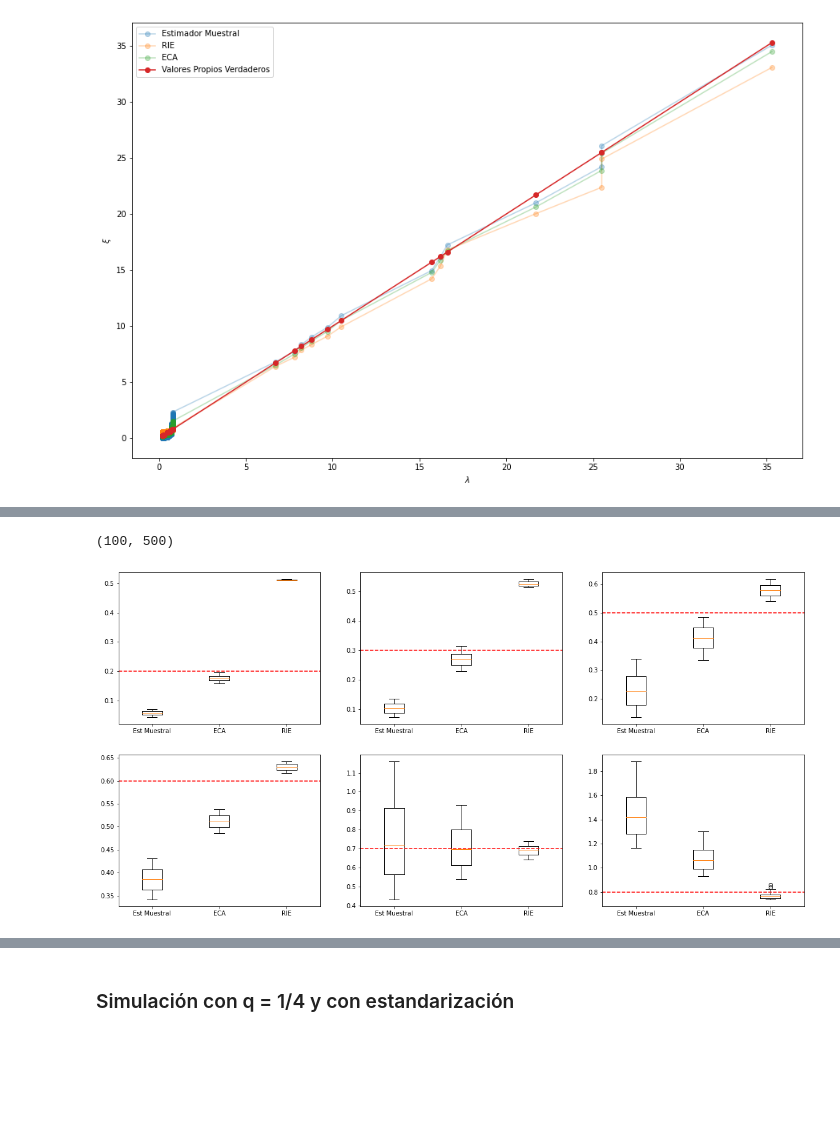
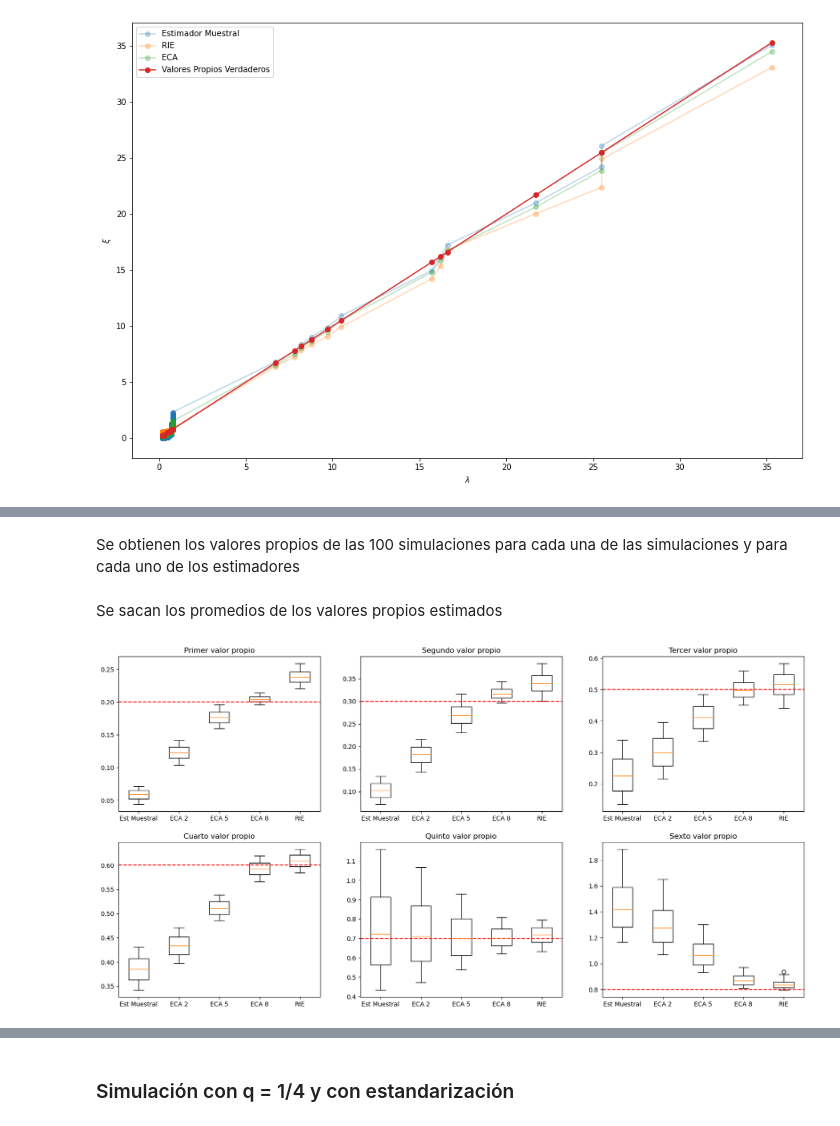
Before and after one commit to jduarte00/tesis, a Jupyter notebook: simulaciones.ipynb, the cells around one changed output, grey strips where cells are left out. Drawn from its saved outputs; the diff is of its cells as text; code cells hidden in the pictures; blank space fills up the shorter version.

```diff
--- a/simulaciones.ipynb
+++ b/simulaciones.ipynb
@@ -399,5 +399,5 @@ corr_matrix =  make_corr_matrix([70, 50, 20, 35, 25, 40, 50, 50 , 20, 40, 50, 30
 num_obs = 1000
 num_simul = 100
 # %%
-eigen_true = np.linalg.eigvalsh(corr_matrix)
+eigen_true = np.linalg.eigvalsh(corr_matrix).round(5)
 eigen_true.sort()
@@ -462,40 +530,53 @@ print(np.std(frob_eca))
+# %% [markdown]
+Se obtienen los valores propios de las 100 simulaciones para cada una de las simulaciones y para cada uno de los estimadores
 # %%
 vals_propios_muestral = np.array(vals_propios_muestral)
 vals_propios_rie = np.array(vals_propios_rie)
-vals_propios_eca = np.array(vals_propios_eca)
-vals_propios_muestral.shape
+vals_propios_eca_2 = np.array(vals_propios_eca_2)
+vals_propios_eca_5 = np.array(vals_propios_eca_5)
+vals_propios_eca_8 = np.array(vals_propios_eca_8)
-# %% [output]
-(100, 500)
+# %% [markdown]
+Se sacan los promedios de los valores propios estimados
 # %%
 means_vals_propios_muestral = vals_propios_muestral.mean(axis = 0)
 means_vals_propios_rie = vals_propios_rie.mean(axis = 0)
-means_vals_propios_eca = vals_propios_eca.mean(axis = 0)
+means_vals_propios_eca_2 = vals_propios_eca_2.mean(axis = 0)
+means_vals_propios_eca_5 = vals_propios_eca_5.mean(axis = 0)
+means_vals_propios_eca_8 = vals_propios_eca_8.mean(axis = 0)
 means_vals_propios_muestral.sort()
 means_vals_propios_rie.sort()
-means_vals_propios_eca.sort()
+means_vals_propios_eca_2.sort()
+means_vals_propios_eca_5.sort()
+means_vals_propios_eca_8.sort()
 # %%
-data2 = [means_vals_propios_muestral[eigen_true.round(2) == 0.2], means_vals_propios_eca[eigen_true.round(2) == 0.2], means_vals_propios_rie[eigen_true.round(2) == 0.2]]
-data3 = [means_vals_propios_muestral[eigen_true.round(2) == 0.3], means_vals_propios_eca[eigen_true.round(2) == 0.3], means_vals_propios_rie[eigen_true.round(2) == 0.3]]
-data5 = [means_vals_propios_muestral[eigen_true.round(2) == 0.5], means_vals_propios_eca[eigen_true.round(2) == 0.5], means_vals_propios_rie[eigen_true.round(2) == 0.5]]
-data6 = [means_vals_propios_muestral[eigen_true.round(2) == 0.6], means_vals_propios_eca[eigen_true.round(2) == 0.6], means_vals_propios_rie[eigen_true.round(2) == 0.6]]
-data7 = [means_vals_propios_muestral[eigen_true.round(2) == 0.7], means_vals_propios_eca[eigen_true.round(2) == 0.7], means_vals_propios_rie[eigen_true.round(2) == 0.7]]
-data8 = [means_vals_propios_muestral[eigen_true.round(2) == 0.8], means_vals_propios_eca[eigen_true.round(2) == 0.8], means_vals_propios_rie[eigen_true.round(2) == 0.8]]
+data2 = [means_vals_propios_muestral[eigen_true.round(2) == 0.2], means_vals_propios_eca_2[eigen_true.round(2) == 0.2], means_vals_propios_eca_5[eigen_true.round(2) == 0.2], means_vals_propios_eca_8[eigen_true.round(2) == 0.2], means_vals_propios_rie[eigen_true.round(2) == 0.2]]
+data3 = [means_vals_propios_muestral[eigen_true.round(2) == 0.3], means_vals_propios_eca_2[eigen_true.round(2) == 0.3], means_vals_propios_eca_5[eigen_true.round(2) == 0.3], means_vals_propios_eca_8[eigen_true.round(2) == 0.3], means_vals_propios_rie[eigen_true.round(2) == 0.3]]
+data5 = [means_vals_propios_muestral[eigen_true.round(2) == 0.5], means_vals_propios_eca_2[eigen_true.round(2) == 0.5], means_vals_propios_eca_5[eigen_true.round(2) == 0.5], means_vals_propios_eca_8[eigen_true.round(2) == 0.5], means_vals_propios_rie[eigen_true.round(2) == 0.5]]
+data6 = [means_vals_propios_muestral[eigen_true.round(2) == 0.6], means_vals_propios_eca_2[eigen_true.round(2) == 0.6], means_vals_propios_eca_5[eigen_true.round(2) == 0.6], means_vals_propios_eca_8[eigen_true.round(2) == 0.6], means_vals_propios_rie[eigen_true.round(2) == 0.6]]
+data7 = [means_vals_propios_muestral[eigen_true.round(2) == 0.7], means_vals_propios_eca_2[eigen_true.round(2) == 0.7], means_vals_propios_eca_5[eigen_true.round(2) == 0.7], means_vals_propios_eca_8[eigen_true.round(2) == 0.7], means_vals_propios_rie[eigen_true.round(2) == 0.7]]
+data8 = [means_vals_propios_muestral[eigen_true.round(2) == 0.8], means_vals_propios_eca_2[eigen_true.round(2) == 0.8], means_vals_propios_eca_5[eigen_true.round(2) == 0.8], means_vals_propios_eca_8[eigen_true.round(2) == 0.8], means_vals_propios_rie[eigen_true.round(2) == 0.8]]
 # %%
 fig7, ax7 = plt.subplots(2,3, figsize=(20,10))
-ax7[0,0].boxplot(data2, labels=["Est Muestral", "ECA", "RIE"])
+ax7[0,0].boxplot(data2, labels=["Est Muestral", "ECA 2","ECA 5","ECA 8", "RIE"])
 ax7[0,0].axhline(y=0.2, color='r', linestyle='--')
-ax7[0,1].boxplot(data3, labels=["Est Muestral", "ECA", "RIE"])
+ax7[0,0].set_title('Primer valor propio')
+ax7[0,1].boxplot(data3, labels=["Est Muestral", "ECA 2","ECA 5","ECA 8", "RIE"])
 ax7[0,1].axhline(y=0.3, color='r', linestyle='--')
-ax7[0,2].boxplot(data5, labels=["Est Muestral", "ECA", "RIE"])
+ax7[0,1].set_title('Segundo valor propio')
+ax7[0,2].boxplot(data5, labels=["Est Muestral", "ECA 2","ECA 5","ECA 8", "RIE"])
 ax7[0,2].axhline(y=0.5, color='r', linestyle='--')
-ax7[1,0].boxplot(data6, labels=["Est Muestral", "ECA", "RIE"])
+ax7[0,2].set_title('Tercer valor propio')
+ax7[1,0].boxplot(data6, labels=["Est Muestral", "ECA 2","ECA 5","ECA 8", "RIE"])
 ax7[1,0].axhline(y=0.6, color='r', linestyle='--')
-ax7[1,1].boxplot(data7, labels=["Est Muestral", "ECA", "RIE"])
+ax7[1,0].set_title('Cuarto valor propio')
+ax7[1,1].boxplot(data7, labels=["Est Muestral", "ECA 2","ECA 5","ECA 8", "RIE"])
 ax7[1,1].axhline(y=0.7, color='r', linestyle='--')
-ax7[1,2].boxplot(data8, labels=["Est Muestral", "ECA", "RIE"])
+ax7[1,1].set_title('Quinto valor propio')
+ax7[1,2].boxplot(data8, labels=["Est Muestral", "ECA 2","ECA 5","ECA 8", "RIE"])
 ax7[1,2].axhline(y=0.8, color='r', linestyle='--')
+ax7[1,2].set_title('Sexto valor propio')
 
 plt.show()
 # %% [output]
-[figure, old version]
+[figure, new version]
 # %%
```
Also changed, not shown: parts of 16 cells of this notebook, 2 other files.
